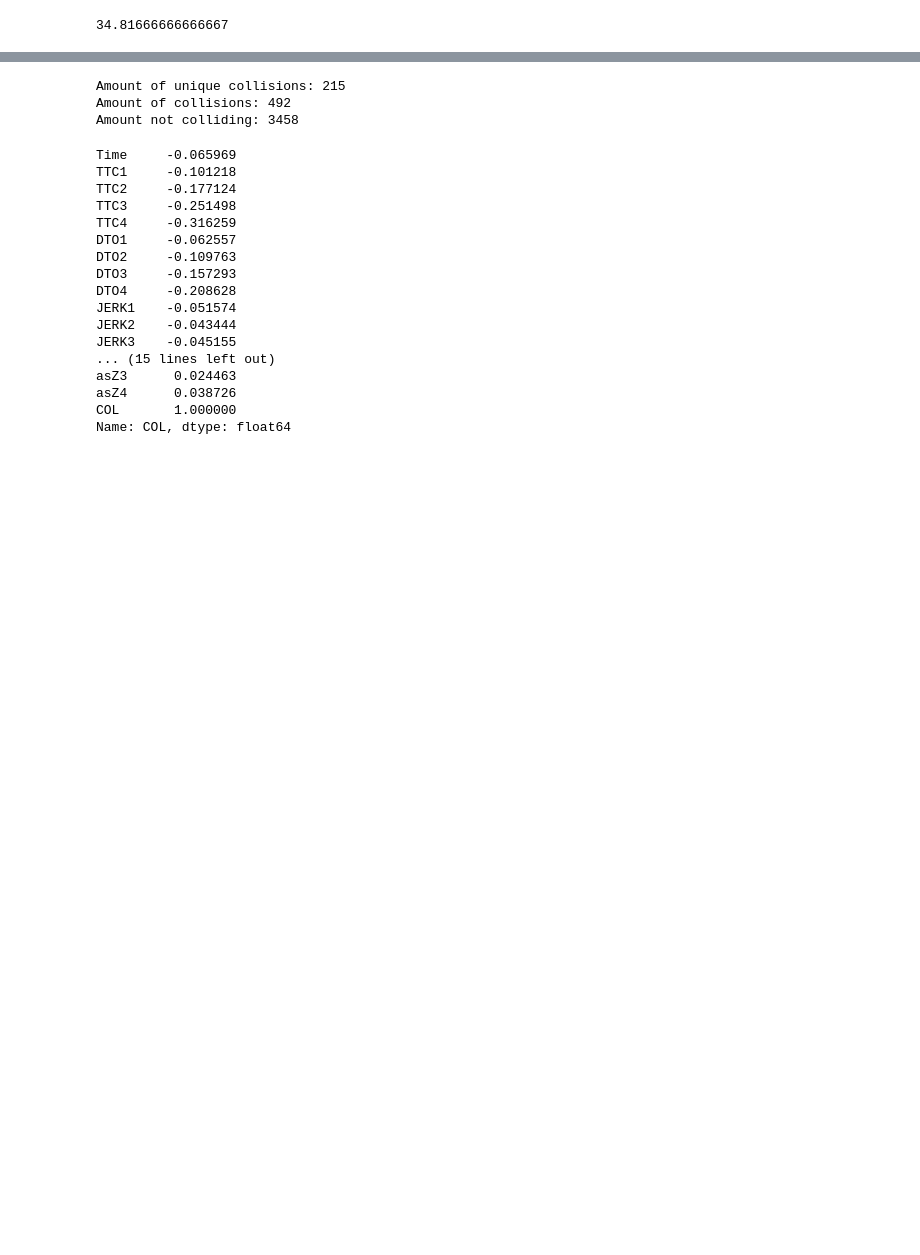
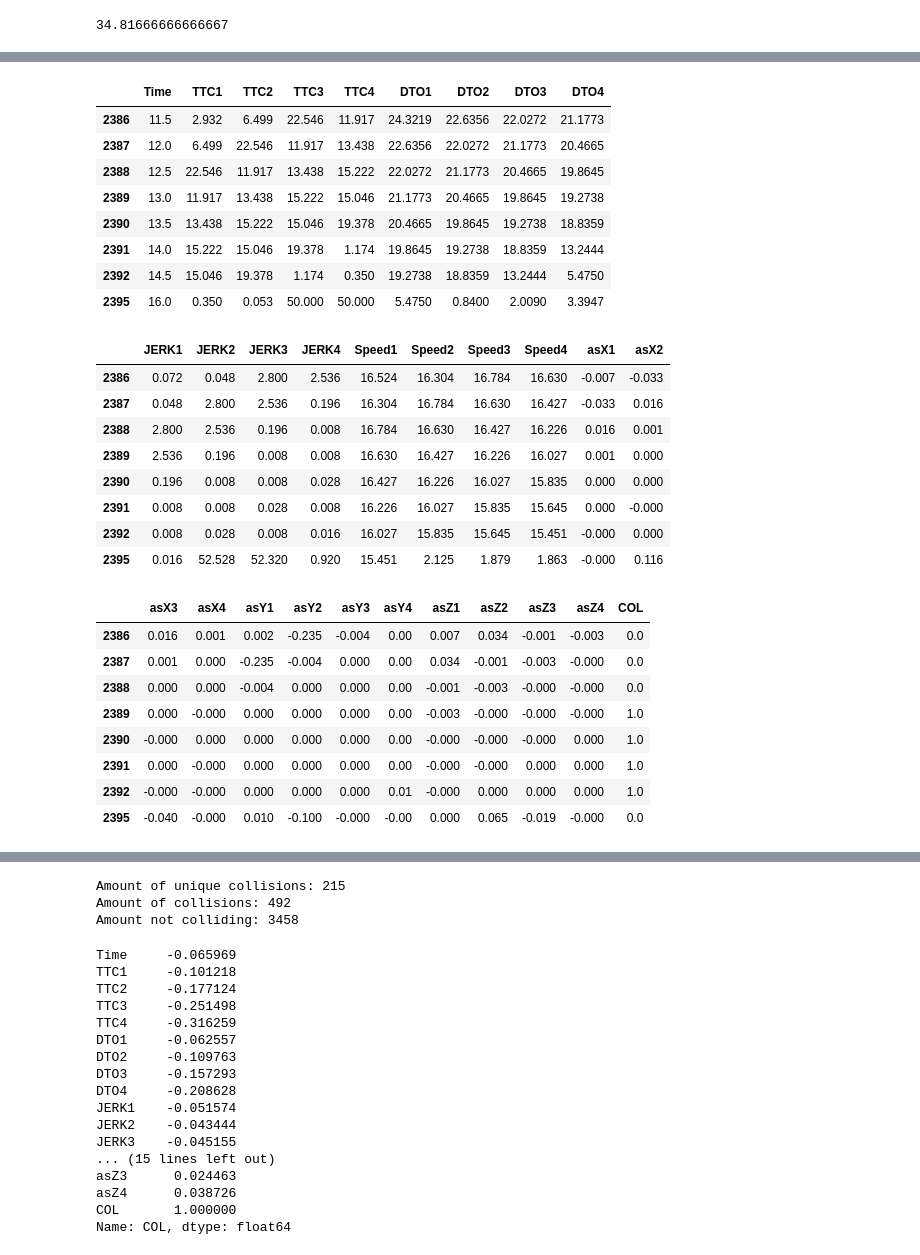
Before and after one commit to SigurdGH/MasterThesis, a Jupyter notebook: main/generateTestingData/processGeneratedData.ipynb, the cells around one changed output, grey strips where cells are left out. Cells and saved outputs as stored; diff of their text form; code cells hidden in the pictures; blank space fills up the shorter version.

```diff
--- a/main/generateTestingData/processGeneratedData.ipynb
+++ b/main/generateTestingData/processGeneratedData.ipynb
@@ -139,0 +146,35 @@ data.head(5)
+# %%
+cols= data.columns
+s = 9
+s1 = 19
+display(data[cols[:s]].iloc[2323:2331])
+display(data[cols[s:s1]].iloc[2323:2331])
+display(data[cols[s1:]].iloc[2323:2331])
+# %% [output]
+|  | Time | TTC1 | TTC2 | TTC3 | TTC4 | DTO1 | DTO2 | DTO3 | DTO4 |
+| 2386 | 11.5 | 2.932 | 6.499 | 22.546 | 11.917 | 24.3219 | 22.6356 | 22.0272 | 21.1773 |
+| 2387 | 12.0 | 6.499 | 22.546 | 11.917 | 13.438 | 22.6356 | 22.0272 | 21.1773 | 20.4665 |
+| 2388 | 12.5 | 22.546 | 11.917 | 13.438 | 15.222 | 22.0272 | 21.1773 | 20.4665 | 19.8645 |
+| 2389 | 13.0 | 11.917 | 13.438 | 15.222 | 15.046 | 21.1773 | 20.4665 | 19.8645 | 19.2738 |
+| 2390 | 13.5 | 13.438 | 15.222 | 15.046 | 19.378 | 20.4665 | 19.8645 | 19.2738 | 18.8359 |
+| 2391 | 14.0 | 15.222 | 15.046 | 19.378 | 1.174 | 19.8645 | 19.2738 | 18.8359 | 13.2444 |
+| 2392 | 14.5 | 15.046 | 19.378 | 1.174 | 0.350 | 19.2738 | 18.8359 | 13.2444 | 5.4750 |
+| 2395 | 16.0 | 0.350 | 0.053 | 50.000 | 50.000 | 5.4750 | 0.8400 | 2.0090 | 3.3947 |
+|  | JERK1 | JERK2 | JERK3 | JERK4 | Speed1 | Speed2 | Speed3 | Speed4 | asX1 | asX2 |
+| 2386 | 0.072 | 0.048 | 2.800 | 2.536 | 16.524 | 16.304 | 16.784 | 16.630 | -0.007 | -0.033 |
+| 2387 | 0.048 | 2.800 | 2.536 | 0.196 | 16.304 | 16.784 | 16.630 | 16.427 | -0.033 | 0.016 |
+| 2388 | 2.800 | 2.536 | 0.196 | 0.008 | 16.784 | 16.630 | 16.427 | 16.226 | 0.016 | 0.001 |
+| 2389 | 2.536 | 0.196 | 0.008 | 0.008 | 16.630 | 16.427 | 16.226 | 16.027 | 0.001 | 0.000 |
+| 2390 | 0.196 | 0.008 | 0.008 | 0.028 | 16.427 | 16.226 | 16.027 | 15.835 | 0.000 | 0.000 |
+| 2391 | 0.008 | 0.008 | 0.028 | 0.008 | 16.226 | 16.027 | 15.835 | 15.645 | 0.000 | -0.000 |
+| 2392 | 0.008 | 0.028 | 0.008 | 0.016 | 16.027 | 15.835 | 15.645 | 15.451 | -0.000 | 0.000 |
+| 2395 | 0.016 | 52.528 | 52.320 | 0.920 | 15.451 | 2.125 | 1.879 | 1.863 | -0.000 | 0.116 |
+|  | asX3 | asX4 | asY1 | asY2 | asY3 | asY4 | asZ1 | asZ2 | asZ3 | asZ4 | COL |
+| 2386 | 0.016 | 0.001 | 0.002 | -0.235 | -0.004 | 0.00 | 0.007 | 0.034 | -0.001 | -0.003 | 0.0 |
+| 2387 | 0.001 | 0.000 | -0.235 | -0.004 | 0.000 | 0.00 | 0.034 | -0.001 | -0.003 | -0.000 | 0.0 |
+| 2388 | 0.000 | 0.000 | -0.004 | 0.000 | 0.000 | 0.00 | -0.001 | -0.003 | -0.000 | -0.000 | 0.0 |
+| 2389 | 0.000 | -0.000 | 0.000 | 0.000 | 0.000 | 0.00 | -0.003 | -0.000 | -0.000 | -0.000 | 1.0 |
+| 2390 | -0.000 | 0.000 | 0.000 | 0.000 | 0.000 | 0.00 | -0.000 | -0.000 | -0.000 | 0.000 | 1.0 |
+| 2391 | 0.000 | -0.000 | 0.000 | 0.000 | 0.000 | 0.00 | -0.000 | -0.000 | 0.000 | 0.000 | 1.0 |
+| 2392 | -0.000 | -0.000 | 0.000 | 0.000 | 0.000 | 0.01 | -0.000 | 0.000 | 0.000 | 0.000 | 1.0 |
+| 2395 | -0.040 | -0.000 | 0.010 | -0.100 | -0.000 | -0.00 | 0.000 | 0.065 | -0.019 | -0.000 | 0.0 |
```
Also changed, not shown: parts of 7 cells of this notebook, 2 other files.
